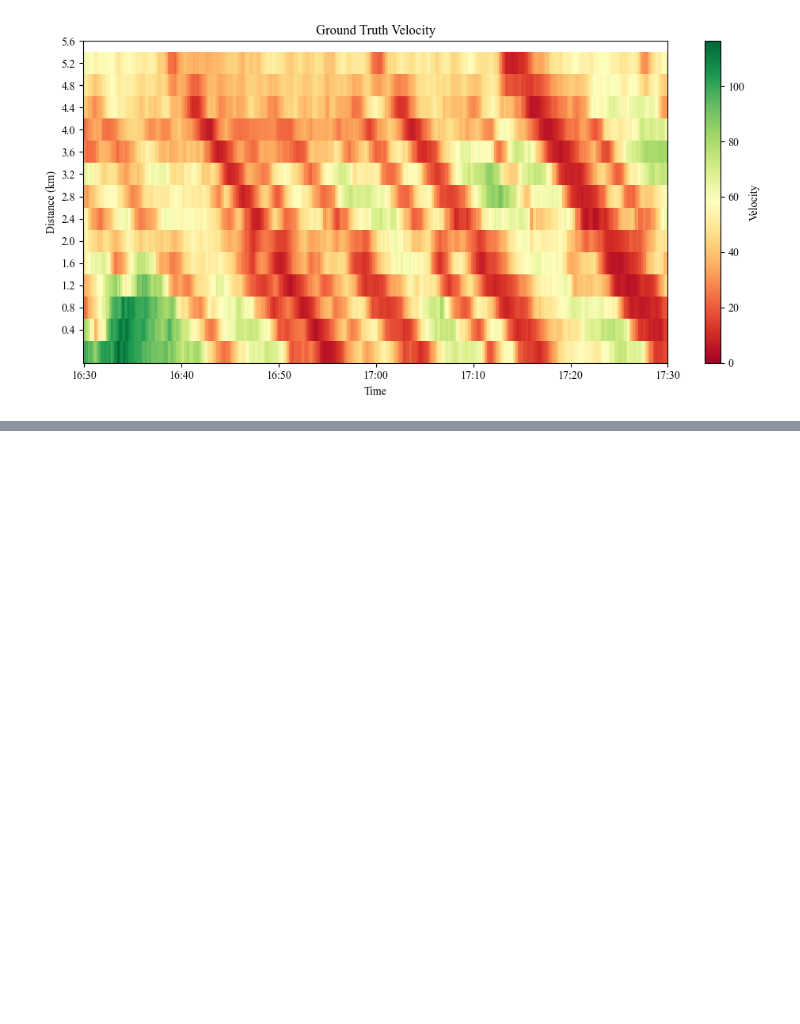
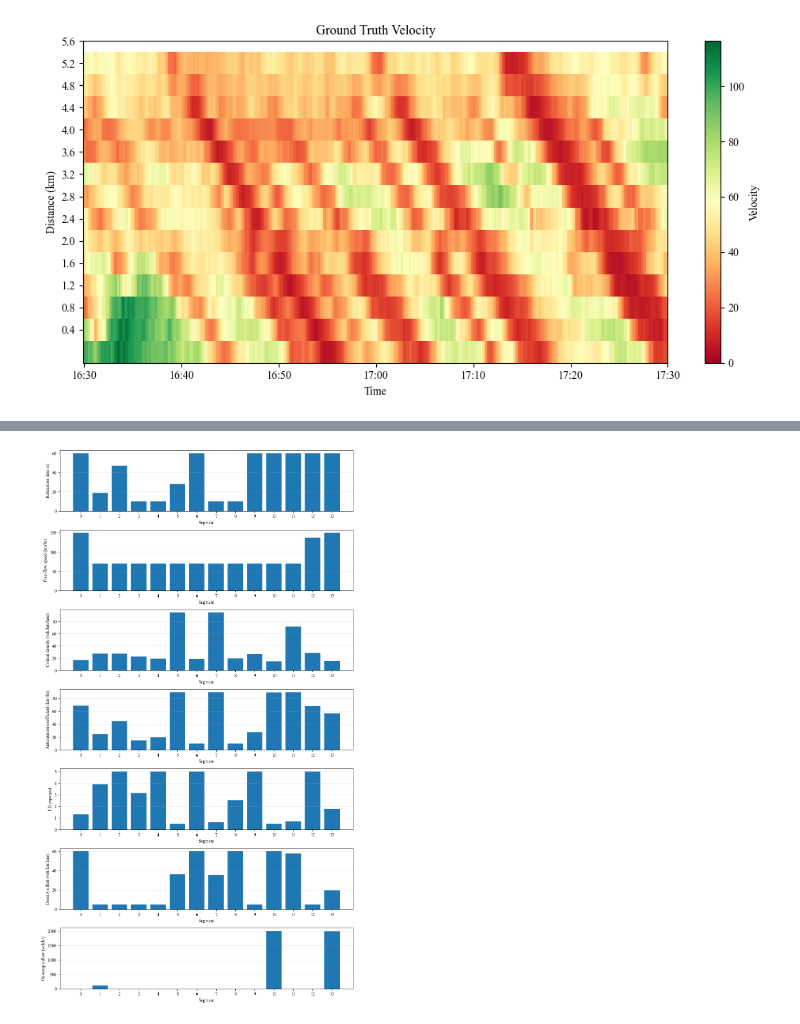
Before and after one commit to srags/mpc-traffic-flow, a Jupyter notebook: experiments/metanet_calibration.ipynb, the cells around one changed output, grey strips where cells are left out. Cells and saved outputs as stored; diff of their text form; code cells hidden in the pictures; blank space fills up the shorter version.

Commit message:
Refactor metanet_calibration

```diff
--- a/experiments/metanet_calibration.ipynb
+++ b/experiments/metanet_calibration.ipynb
@@ -294,2 +226,25 @@ p.show()
+# %%
+parameter_plots = {
+    "Relaxation time (s)": params["tau"] * 3600,
+    "Free-flow speed (km/hr)": params["v_free"],
+    "Critical density (veh/km/lane)": params["p_crit"],
+    "Anticipation coefficient (km²/hr)": params["eta_high"],
+    "FD exponent": params["a"],
+    "Density offset (veh/km/lane)": params["K"],
+}
+if calibration_config.include_ramping:
+    parameter_plots["On-ramp inflow (veh/hr)"] = params["r"]
+
+p = Plotter(len(parameter_plots), 1, figsize=(10, 2.5 * len(parameter_plots)))
+segments = np.arange(spec.num_segments)
+
+for ax, (label, values) in zip(p, parameter_plots.items()):
+    ax.bar(segments, values)
+    ax.set(xlabel="Segment", ylabel=label, xticks=segments)
+    ax.grid(axis="y", alpha=0.3)
+
+p.show()
+# %% [output]
+[figure, added]
 # %%
 p = Plotter(1, 1)
```
Also changed, not shown: parts of 38 cells of this notebook, 1 other file.
